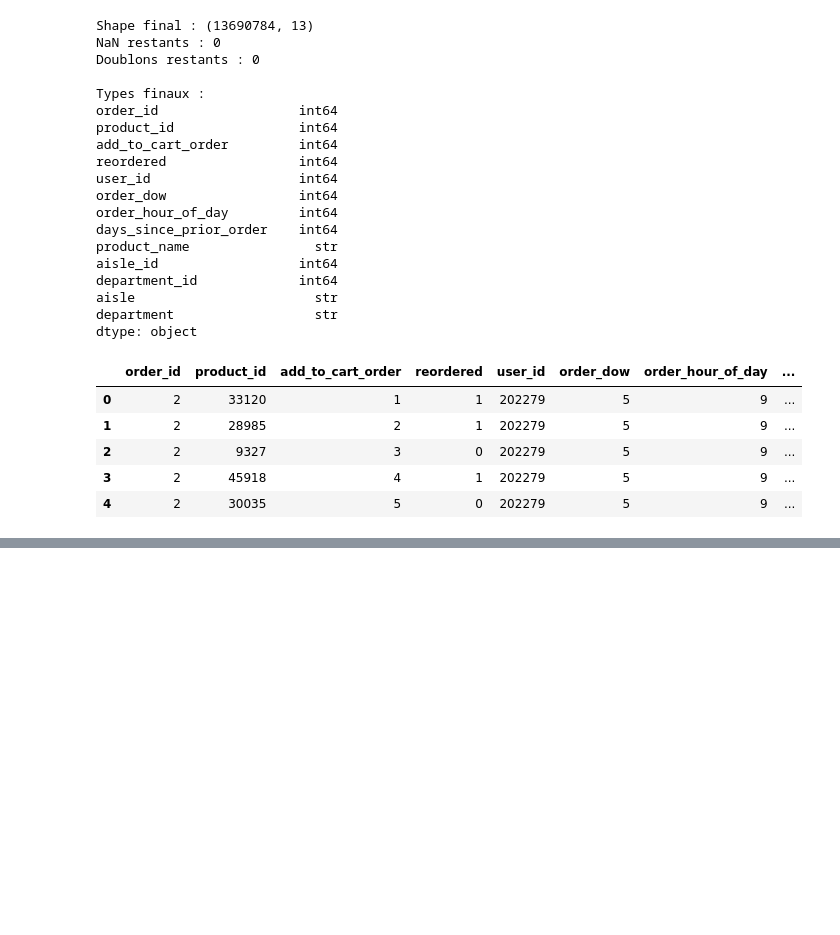
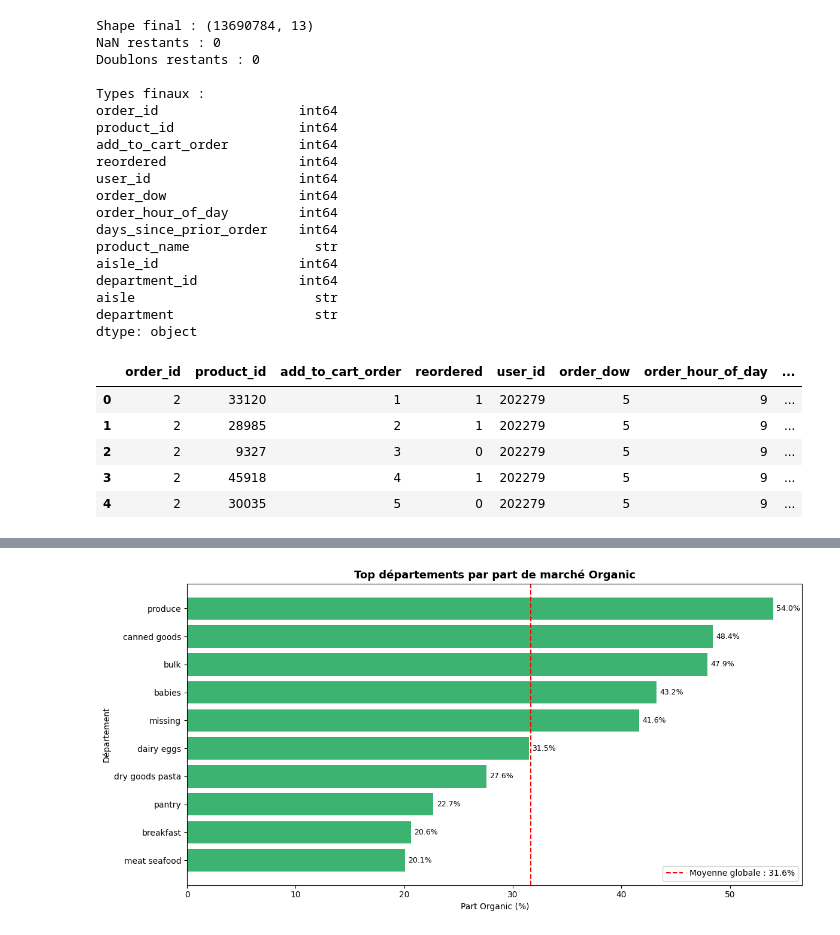
Before and after one commit to MeghCH/NextBuy, a Jupyter notebook: notebook_backup.ipynb, the cells around one changed output, grey strips where cells are left out. Saved outputs shown, nothing was run; the diff lists cells and outputs as text; code cells hidden in the pictures; blank space fills up the shorter version.

```diff
--- a/notebook_backup.ipynb
+++ b/notebook_backup.ipynb
@@ -257,0 +519,31 @@ dtype: object
+# %%
+#Barplot Top départements Organic
+top_organic = organic_only.head(10)
+
+plt.figure(figsize=(12, 6))
+bars = plt.barh(
+    top_organic["department"][::-1],
+    top_organic["pct"][::-1],
+    color="mediumseagreen"
+)
+
+moyenne_organic = df["is_organic"].mean() * 100
+plt.axvline(
+    x=moyenne_organic,
+    color="red",
+    linestyle="--",
+    linewidth=1.5,
+    label=f"Moyenne globale : {moyenne_organic:.1f}%"
+)
+
+for i, val in enumerate(top_organic["pct"][::-1]):
+    plt.text(val + 0.3, i, f"{val:.1f}%", va="center", fontsize=9)
+
+plt.title("Top départements par part de marché Organic", fontsize=13, fontweight="bold")
+plt.xlabel("Part Organic (%)")
+plt.ylabel("Département")
+plt.legend()
+plt.tight_layout()
+plt.show()
+# %% [output]
+[figure, added]
```
Also changed, not shown: parts of 60 cells of this notebook.
